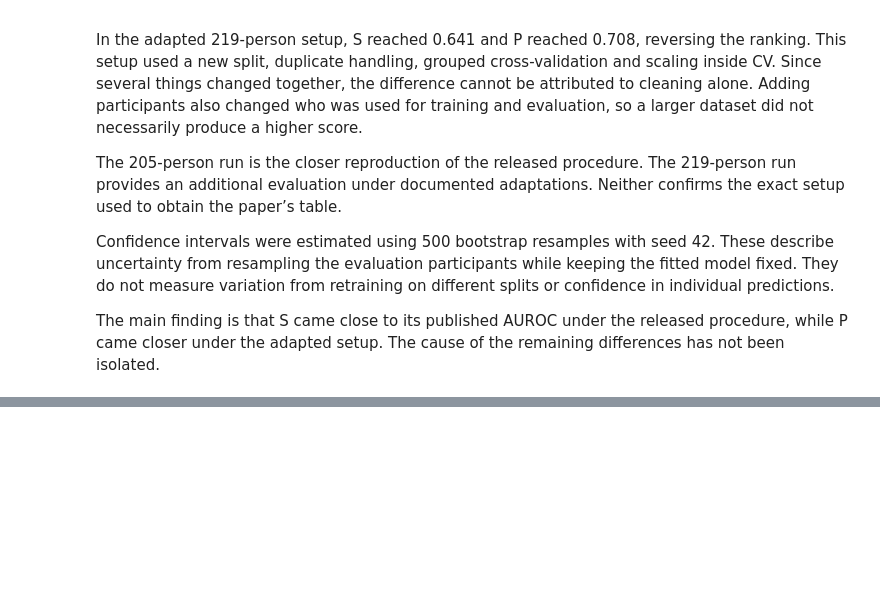
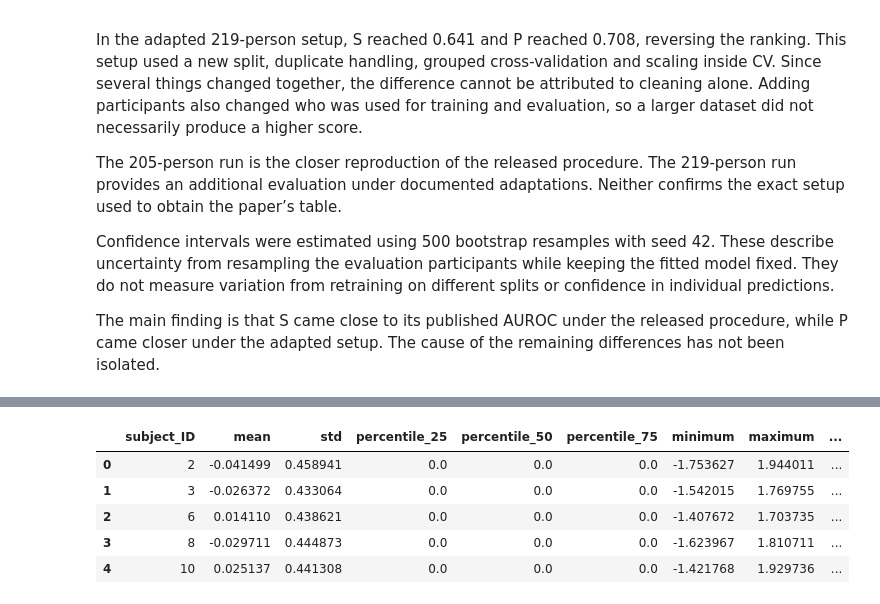
Before and after one commit to KHejralova/papagei-reproduction, a Jupyter notebook: 01_ppgbp_reprod.ipynb, the cells around one changed output, grey strips where cells are left out. Saved outputs shown, nothing was run; the diff lists cells and outputs as text; code cells hidden in the pictures; blank space fills up the shorter version.

```diff
--- a/01_ppgbp_reprod.ipynb
+++ b/01_ppgbp_reprod.ipynb
@@ -3050,0 +3633,60 @@ The main finding is that S came close to its published AUROC under the released
+# %%
+#the released function is used to extract statistics from the saved padded signals
+#a recording table is prepared in the format expected by that function
+#features are averaged per participant by the original function and saved
+
+from baselines.statistical_features import compute_signal_statistics_df
+
+stat_recording_rows_205 = []
+
+for participant_id in sorted(
+    bp_data_205["subject_ID"].astype(int)
+):
+    participant_folder = f"{participant_id:04d}"
+    recording_files = sorted(
+        (stat_signal_dir / participant_folder).glob("*.p")
+    )
+    assert recording_files, f"No recordings for participant {participant_id}"
+
+    for recording_path in recording_files:
+        stat_recording_rows_205.append({
+            "subject_ID": participant_folder,
+            "segments": recording_path.name
+        })
+
+stat_recordings_205 = pd.DataFrame(stat_recording_rows_205)
+
+#the original function loads recordings and averages their statistical features
+stat_feature_dict_205 = compute_signal_statistics_df(
+    df=stat_recordings_205,
+    path=str(stat_signal_dir),
+    case_name="subject_ID"
+)
+
+#column names follow the order returned by the released function
+feature_names = [
+    "mean", "std", "percentile_25", "percentile_50",
+    "percentile_75", "minimum", "maximum"
+]
+
+stat_features_205 = pd.DataFrame.from_dict(
+    stat_feature_dict_205,
+    orient="index",
+    columns=feature_names
+).rename_axis("subject_ID").reset_index()
+
+stat_features_205["n_recordings"] = stat_features_205["subject_ID"].map(
+    stat_recordings_205["subject_ID"].value_counts()
+)
+stat_features_205["subject_ID"] = stat_features_205["subject_ID"].astype(int)
+
+assert len(stat_features_205) == 205
+assert np.isfinite(stat_features_205[feature_names].to_numpy()).all()
+
+stat_features_205.to_csv(
+    baseline_results_dir / "statistical_features_padded_205.csv",
+    index=False
+)
+
+display(stat_features_205.head())
+# %% [output]
@@ -3050,0 +3710,6 @@ The main finding is that S came close to its published AUROC under the released
+|  | subject_ID | mean | std | percentile_25 | percentile_50 | percentile_75 | minimum | maximum | ... |
+| 0 | 2 | -0.041499 | 0.458941 | 0.0 | 0.0 | 0.0 | -1.753627 | 1.944011 | ... |
+| 1 | 3 | -0.026372 | 0.433064 | 0.0 | 0.0 | 0.0 | -1.542015 | 1.769755 | ... |
+| 2 | 6 | 0.014110 | 0.438621 | 0.0 | 0.0 | 0.0 | -1.407672 | 1.703735 | ... |
+| 3 | 8 | -0.029711 | 0.444873 | 0.0 | 0.0 | 0.0 | -1.623967 | 1.810711 | ... |
+| 4 | 10 | 0.025137 | 0.441308 | 0.0 | 0.0 | 0.0 | -1.421768 | 1.929736 | ... |
```
Also changed, not shown: parts of 37 cells of this notebook, 28 other files.
